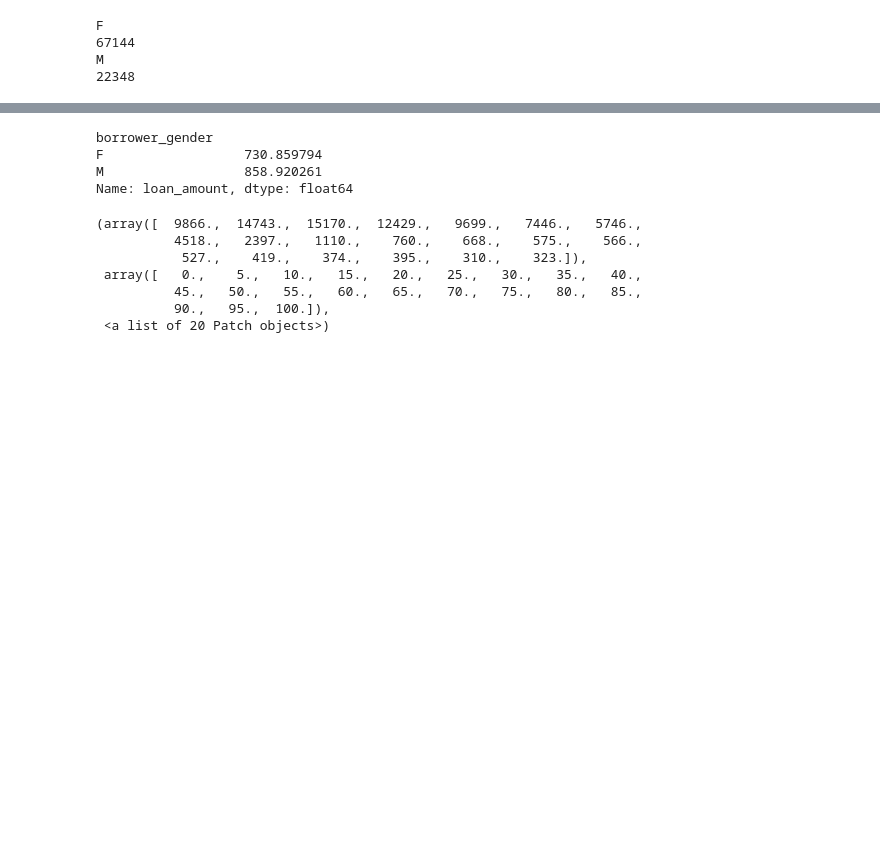
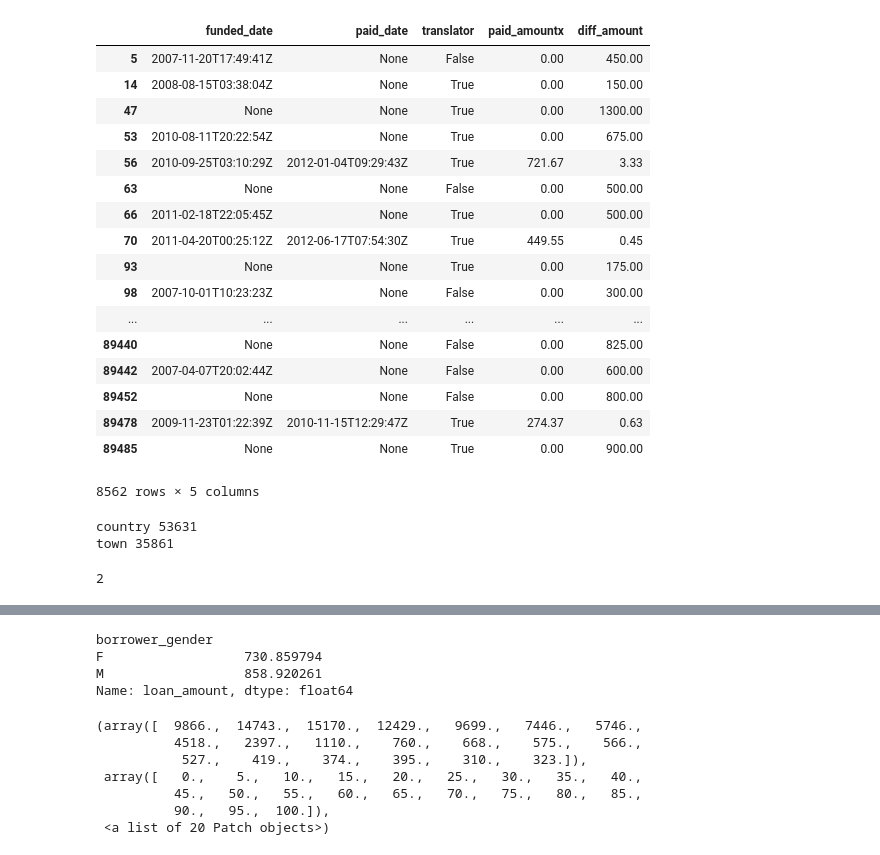
Before and after one commit to mwenda11/spring-2015-homeworks, a Jupyter notebook: project/basic_statistics.ipynb, the cells around one changed output, grey strips where cells are left out. Cells and saved outputs as stored; diff of their text form; code cells hidden in the pictures; blank space fills up the shorter version.

```diff
--- a/project/basic_statistics.ipynb
+++ b/project/basic_statistics.ipynb
@@ -126,0 +162,12 @@ dframe.iloc[0:10,10:23]
+# %%
+diff = dframe.diff_amount
+cit = 0
+idx = 0
+ls = []
+for item in diff:
+    if item > 0:
+        cit += 1
+        ls.append(idx)
+    idx += 1
+
+cit
@@ -127,12 +190,36 @@ dframe.iloc[0:10,10:23]
+# %%
+ls[0]
+dframe.iloc[ls,30:]
+# %% [output]
+|  | funded_date | paid_date | translator | paid_amountx | diff_amount |
+| 5 | 2007-11-20T17:49:41Z | None | False | 0.00 | 450.00 |
+| 14 | 2008-08-15T03:38:04Z | None | True | 0.00 | 150.00 |
+| 47 | None | None | True | 0.00 | 1300.00 |
+| 53 | 2010-08-11T20:22:54Z | None | True | 0.00 | 675.00 |
+| 56 | 2010-09-25T03:10:29Z | 2012-01-04T09:29:43Z | True | 721.67 | 3.33 |
+| 63 | None | None | False | 0.00 | 500.00 |
+| 66 | 2011-02-18T22:05:45Z | None | True | 0.00 | 500.00 |
+| 70 | 2011-04-20T00:25:12Z | 2012-06-17T07:54:30Z | True | 449.55 | 0.45 |
+| 93 | None | None | True | 0.00 | 175.00 |
+| 98 | 2007-10-01T10:23:23Z | None | False | 0.00 | 300.00 |
+| ... | ... | ... | ... | ... | ... |
+| 89440 | None | None | False | 0.00 | 825.00 |
+| 89442 | 2007-04-07T20:02:44Z | None | False | 0.00 | 600.00 |
+| 89452 | None | None | False | 0.00 | 800.00 |
+| 89478 | 2009-11-23T01:22:39Z | 2010-11-15T12:29:47Z | True | 274.37 | 0.63 |
+| 89485 | None | None | True | 0.00 | 900.00 |
+8562 rows × 5 columns
 # %%
-for gen, gen_data in dframe.groupby('borrower_gender'):
-    print gen
-    print len(gen_data)
+cnt = 0
+for gen, gen_data in dframe.groupby('level'):
+    cnt += 1
+    print gen, len(gen_data)
+
+cnt
 # %% [output]
-F
-67144
-M
-22348
+country 53631
+town 35861
+2
 # %%
 # TODO histogram
 statuses = defaultdict(int)
```
Also changed, not shown: parts of 18 cells of this notebook, 4 other files.
